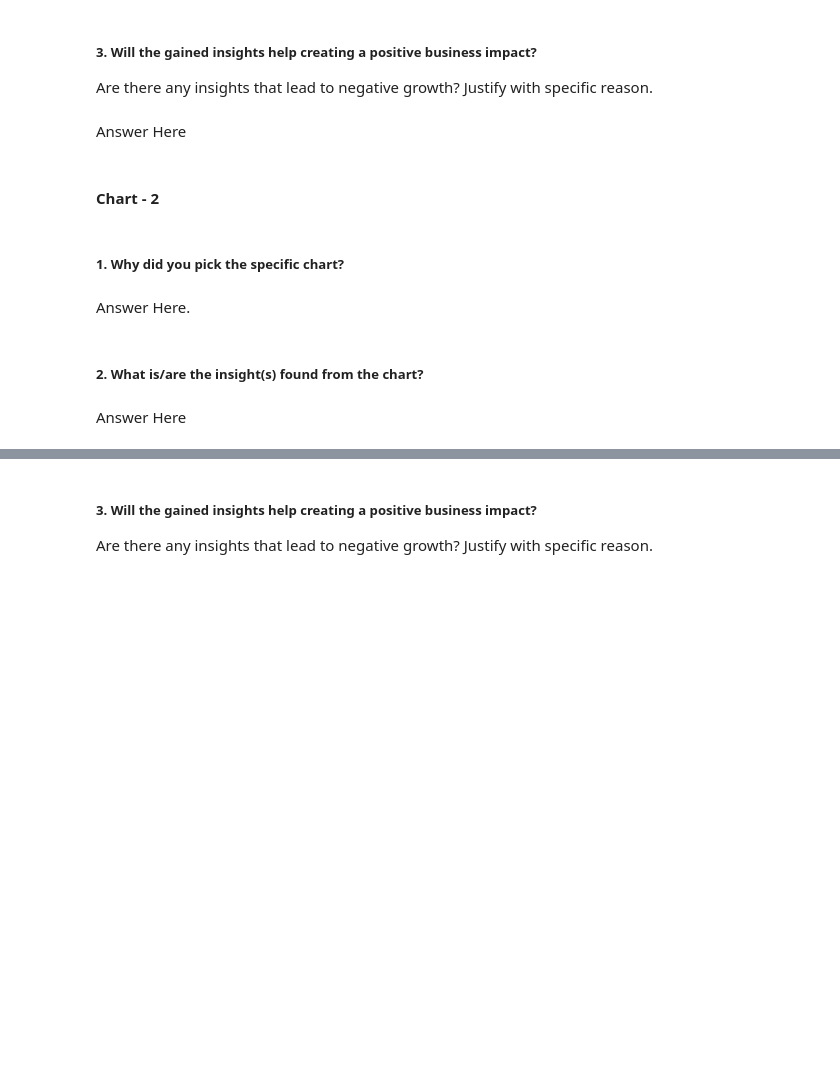
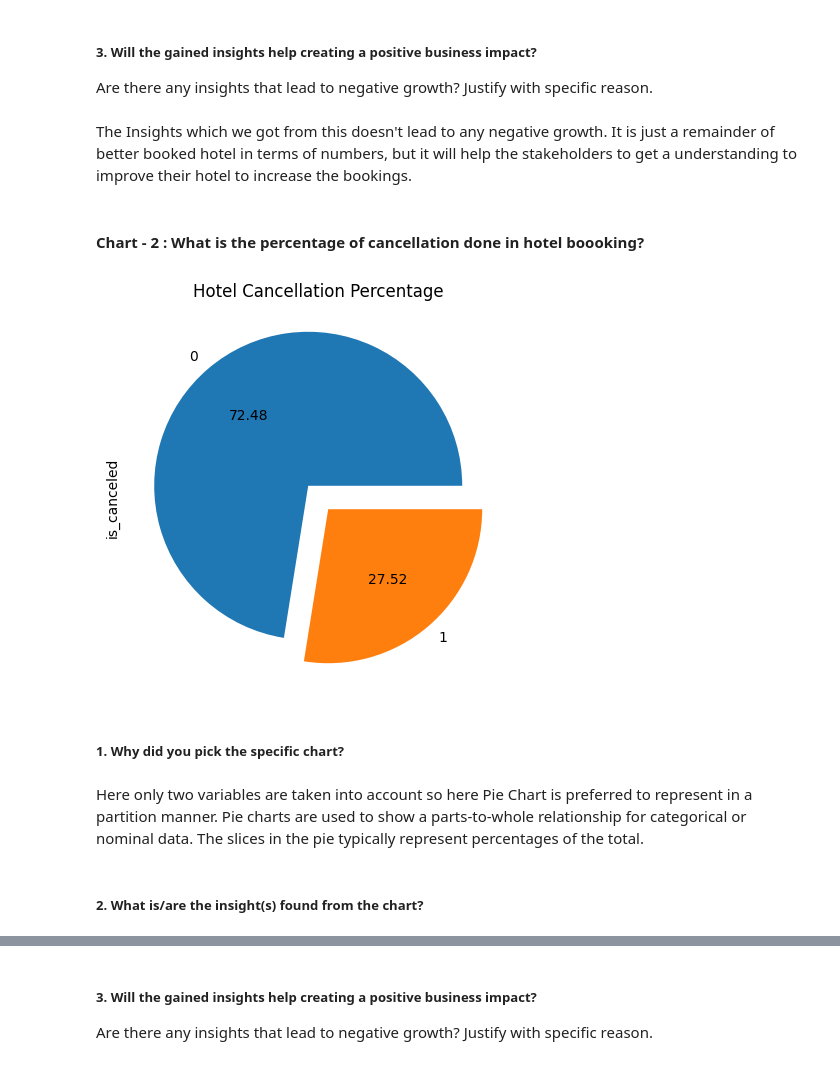
Before and after one commit to Rooban-Jeyasundar/EDA-Project, a Jupyter notebook: EDA_Submission_of_Hotel_Booking_Analysis.ipynb, the cells around one changed output, grey strips where cells are left out. Cells and saved outputs as stored; diff of their text form; code cells hidden in the pictures; blank space fills up the shorter version.

```diff
--- a/EDA_Submission_of_Hotel_Booking_Analysis.ipynb
+++ b/EDA_Submission_of_Hotel_Booking_Analysis.ipynb
@@ -479,7 +496,3 @@ Answer Here
 # %% [markdown]
 ##### 3. Will the gained insights help creating a positive business impact?
 Are there any insights that lead to negative growth? Justify with specific reason.
-# %% [markdown]
-Answer Here
-# %% [markdown]
-#### Chart - 2
@@ -488,8 +499,24 @@ Answer Here
+# %% [markdown]
+The Insights which we got from this doesn't lead to any negative growth. It is just a remainder of better booked hotel in terms of numbers, but it will help the stakeholders to get a understanding to improve their hotel to increase the bookings.
+# %% [markdown]
+#### Chart - 2 : What is the percentage of cancellation done in hotel boooking?
+# %%
+# Chart - 2 visualization
+#sorting and extracting the unique values of hotel cancellation
+
+hotels_cancelled = hba_df1.is_canceled.value_counts()
+
+#Plotting the values in a pie chart with assigning title
+
+hotels_cancelled.plot.pie(figsize=(10,5), explode=(0.1,0.1), autopct ='%.2f')
+
+plt.title('Hotel Cancellation Percentage')
+plt.show()
+# %% [output]
+[figure, added]
 # %% [markdown]
 ##### 1. Why did you pick the specific chart?
-# %% [markdown]
-Answer Here.
+# %% [markdown]
+Here only two variables are taken into account so here Pie Chart is preferred to represent in a partition manner. Pie charts are used to show a parts-to-whole relationship for categorical or nominal data. The slices in the pie typically represent percentages of the total.
 # %% [markdown]
 ##### 2. What is/are the insight(s) found from the chart?
-# %% [markdown]
-Answer Here
```
Also changed, not shown: parts of 55 cells of this notebook.
